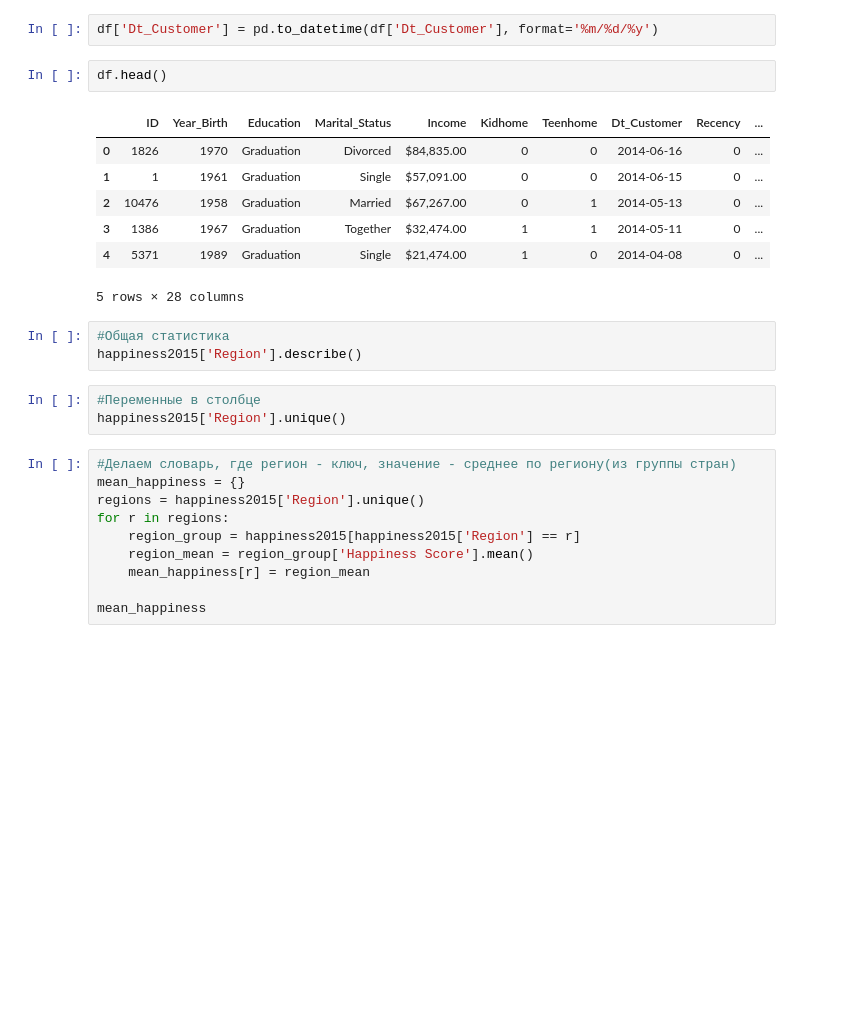
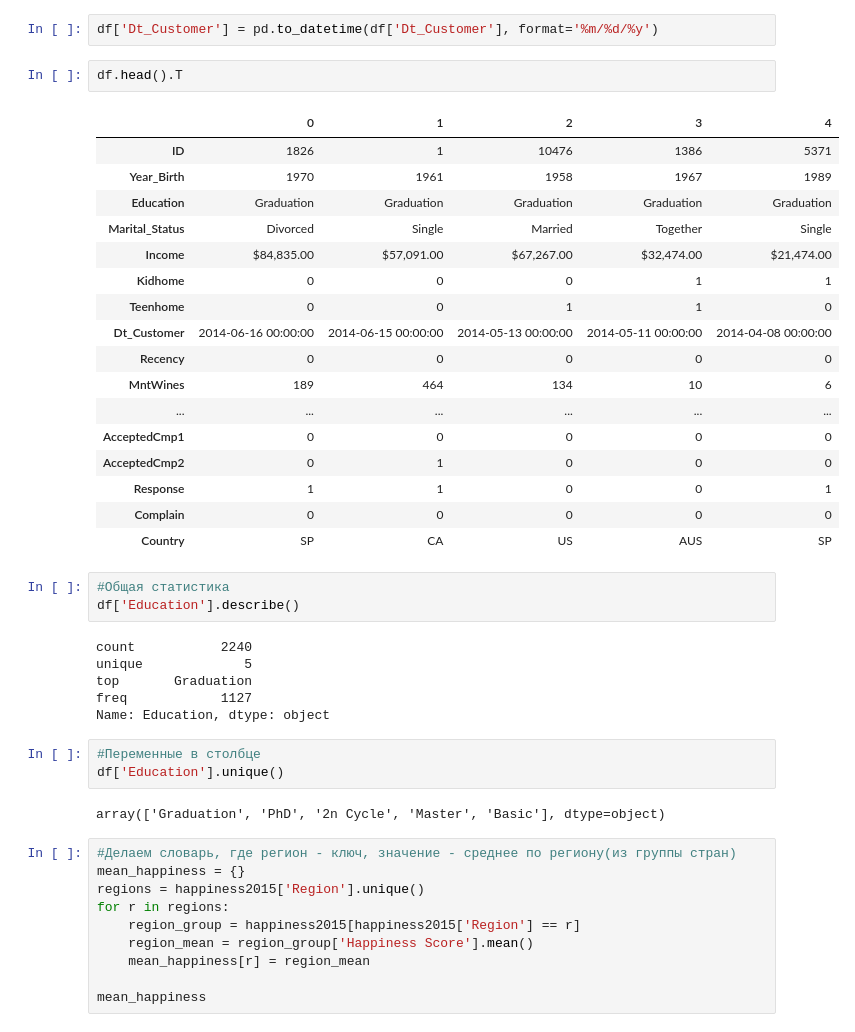
Before and after one commit to Gloriel/DQ_practice, a Jupyter notebook: Set2_Clean.ipynb, the cells around one changed output. Saved outputs shown, nothing was run; the diff lists cells and outputs as text; blank space fills up the shorter version.

```diff
--- a/Set2_Clean.ipynb
+++ b/Set2_Clean.ipynb
@@ -33,21 +33,39 @@ df.head()
 # %%
 df['Dt_Customer'] = pd.to_datetime(df['Dt_Customer'], format='%m/%d/%y')
 # %%
-df.head()
+df.head().T
 # %% [output]
-|  | ID | Year_Birth | Education | Marital_Status | Income | Kidhome | Teenhome | Dt_Customer | Recency | ... |
-| 0 | 1826 | 1970 | Graduation | Divorced | $84,835.00 | 0 | 0 | 2014-06-16 | 0 | ... |
-| 1 | 1 | 1961 | Graduation | Single | $57,091.00 | 0 | 0 | 2014-06-15 | 0 | ... |
-| 2 | 10476 | 1958 | Graduation | Married | $67,267.00 | 0 | 1 | 2014-05-13 | 0 | ... |
-| 3 | 1386 | 1967 | Graduation | Together | $32,474.00 | 1 | 1 | 2014-05-11 | 0 | ... |
-| 4 | 5371 | 1989 | Graduation | Single | $21,474.00 | 1 | 0 | 2014-04-08 | 0 | ... |
+|  | 0 | 1 | 2 | 3 | 4 |
+| ID | 1826 | 1 | 10476 | 1386 | 5371 |
+| Year_Birth | 1970 | 1961 | 1958 | 1967 | 1989 |
+| Education | Graduation | Graduation | Graduation | Graduation | Graduation |
+| Marital_Status | Divorced | Single | Married | Together | Single |
+| Income | $84,835.00 | $57,091.00 | $67,267.00 | $32,474.00 | $21,474.00 |
+| Kidhome | 0 | 0 | 0 | 1 | 1 |
+| Teenhome | 0 | 0 | 1 | 1 | 0 |
+| Dt_Customer | 2014-06-16 00:00:00 | 2014-06-15 00:00:00 | 2014-05-13 00:00:00 | 2014-05-11 00:00:00 | 2014-04-08 00:00:00 |
+| Recency | 0 | 0 | 0 | 0 | 0 |
+| MntWines | 189 | 464 | 134 | 10 | 6 |
+| ... | ... | ... | ... | ... | ... |
+| AcceptedCmp1 | 0 | 0 | 0 | 0 | 0 |
+| AcceptedCmp2 | 0 | 1 | 0 | 0 | 0 |
+| Response | 1 | 1 | 0 | 0 | 1 |
+| Complain | 0 | 0 | 0 | 0 | 0 |
+| Country | SP | CA | US | AUS | SP |
-5 rows × 28 columns
 # %%
 #Общая статистика
-happiness2015['Region'].describe()
+df['Education'].describe()
+# %% [output]
+count           2240
+unique             5
+top       Graduation
+freq            1127
+Name: Education, dtype: object
 # %%
 #Переменные в столбце
-happiness2015['Region'].unique()
+df['Education'].unique()
+# %% [output]
+array(['Graduation', 'PhD', '2n Cycle', 'Master', 'Basic'], dtype=object)
 # %%
 #Делаем словарь, где регион - ключ, значение - среднее по региону(из группы стран)
 mean_happiness = {}
```
